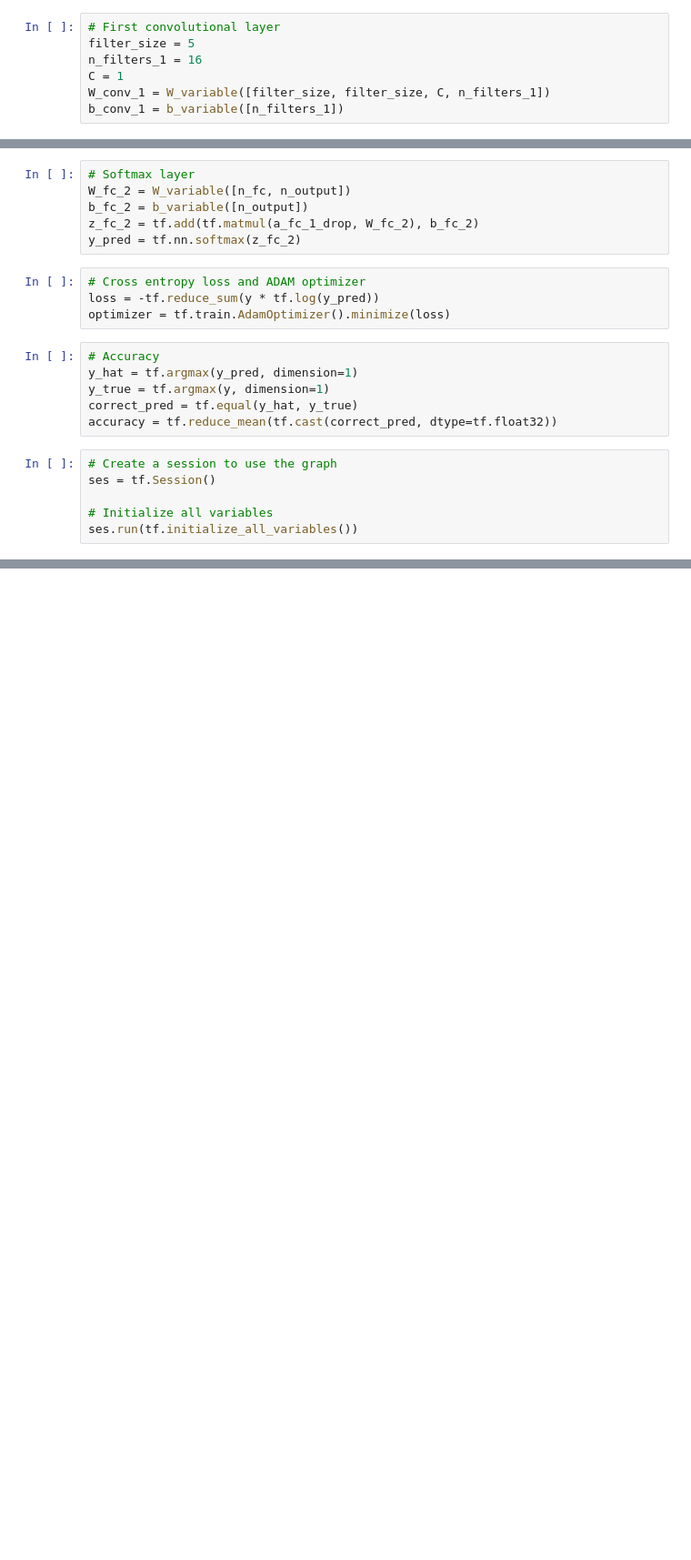
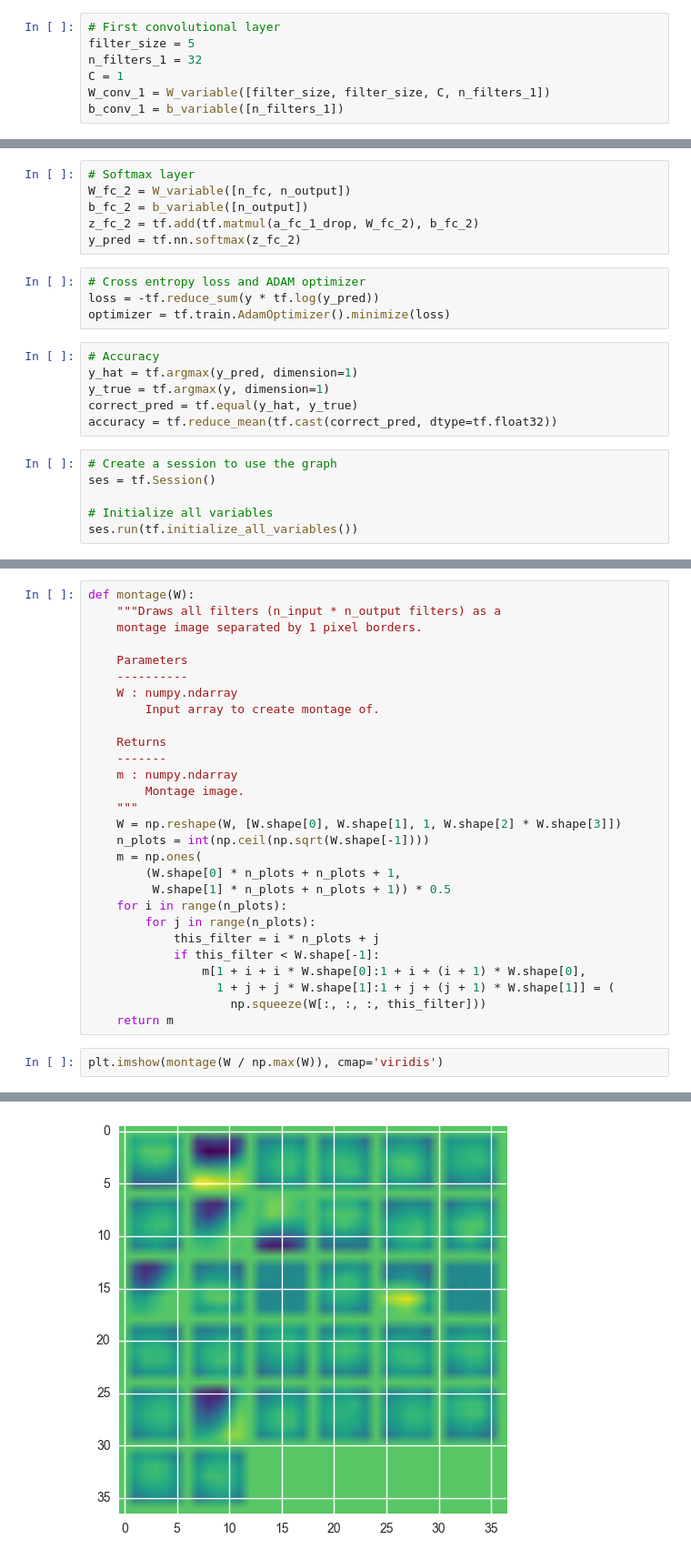
Before and after one commit to ankoorb/DeepLearning, a Jupyter notebook: TensorFlow/TensorFlow_Basic_CNN.ipynb, the cells around one changed output, grey strips where cells are left out. Shown at 91% size. Saved outputs shown, nothing was run; the diff lists cells and outputs as text; blank space fills up the shorter version.

```diff
--- a/TensorFlow/TensorFlow_Basic_CNN.ipynb
+++ b/TensorFlow/TensorFlow_Basic_CNN.ipynb
@@ -43,7 +45,7 @@ def b_variable(shape):
 # %%
 # First convolutional layer
 filter_size = 5
-n_filters_1 = 16
+n_filters_1 = 32
 C = 1
 W_conv_1 = W_variable([filter_size, filter_size, C, n_filters_1])
 b_conv_1 = b_variable([n_filters_1])
@@ -133,0 +200,31 @@ W = ses.run(W_conv_1)
+# %%
+def montage(W):
+    """Draws all filters (n_input * n_output filters) as a
+    montage image separated by 1 pixel borders.
+
+    Parameters
+    ----------
+    W : numpy.ndarray
+        Input array to create montage of.
+
+    Returns
+    -------
+    m : numpy.ndarray
+        Montage image.
+    """
+    W = np.reshape(W, [W.shape[0], W.shape[1], 1, W.shape[2] * W.shape[3]])
+    n_plots = int(np.ceil(np.sqrt(W.shape[-1])))
+    m = np.ones(
+        (W.shape[0] * n_plots + n_plots + 1,
+         W.shape[1] * n_plots + n_plots + 1)) * 0.5
+    for i in range(n_plots):
+        for j in range(n_plots):
+            this_filter = i * n_plots + j
+            if this_filter < W.shape[-1]:
+                m[1 + i + i * W.shape[0]:1 + i + (i + 1) * W.shape[0],
+                  1 + j + j * W.shape[1]:1 + j + (j + 1) * W.shape[1]] = (
+                    np.squeeze(W[:, :, :, this_filter]))
+    return m
+# %%
+plt.imshow(montage(W / np.max(W)), cmap='viridis')
+# %% [output]
@@ -133,0 +232 @@ W = ses.run(W_conv_1)
+[figure, added]
```
Also changed, not shown: parts of 13 cells of this notebook.
